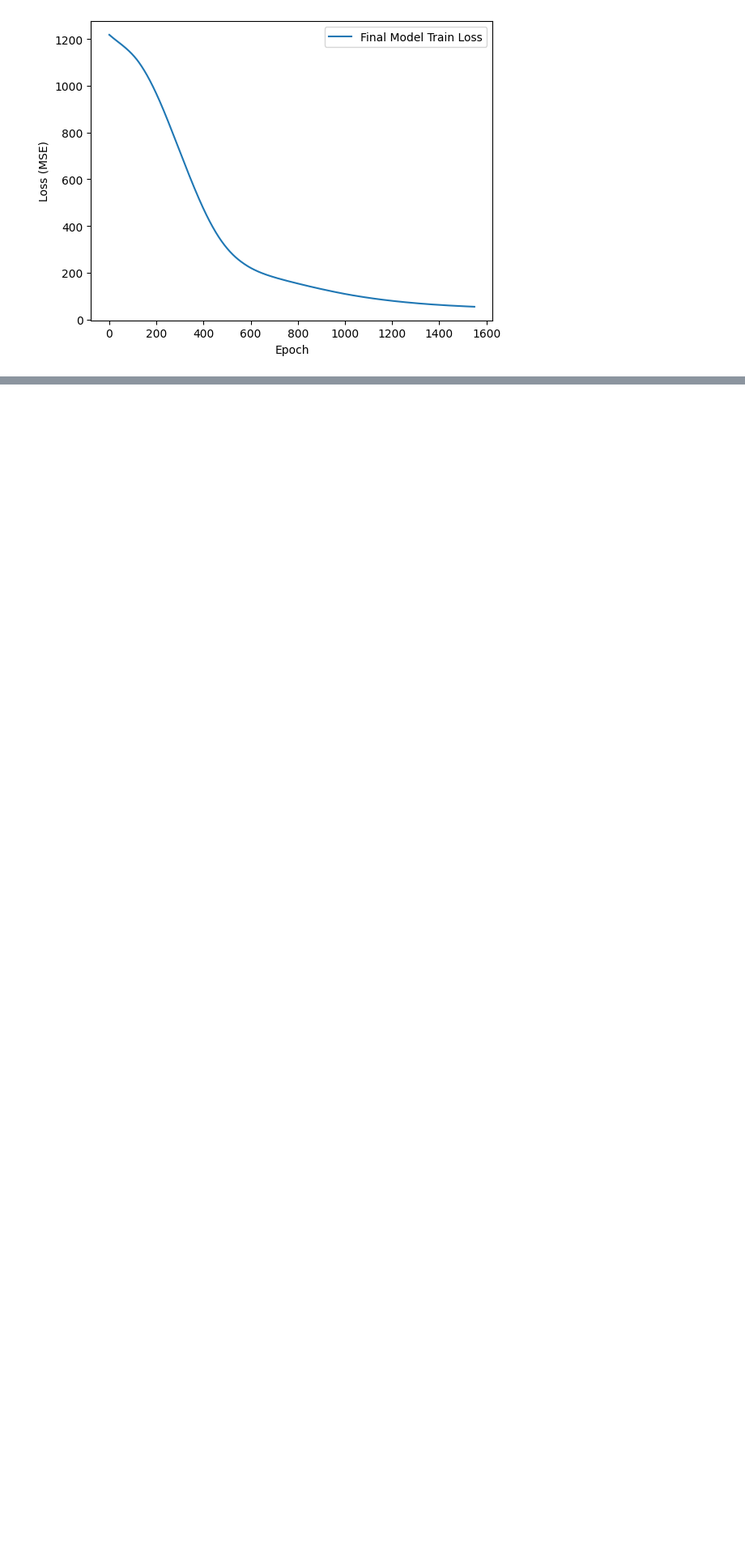
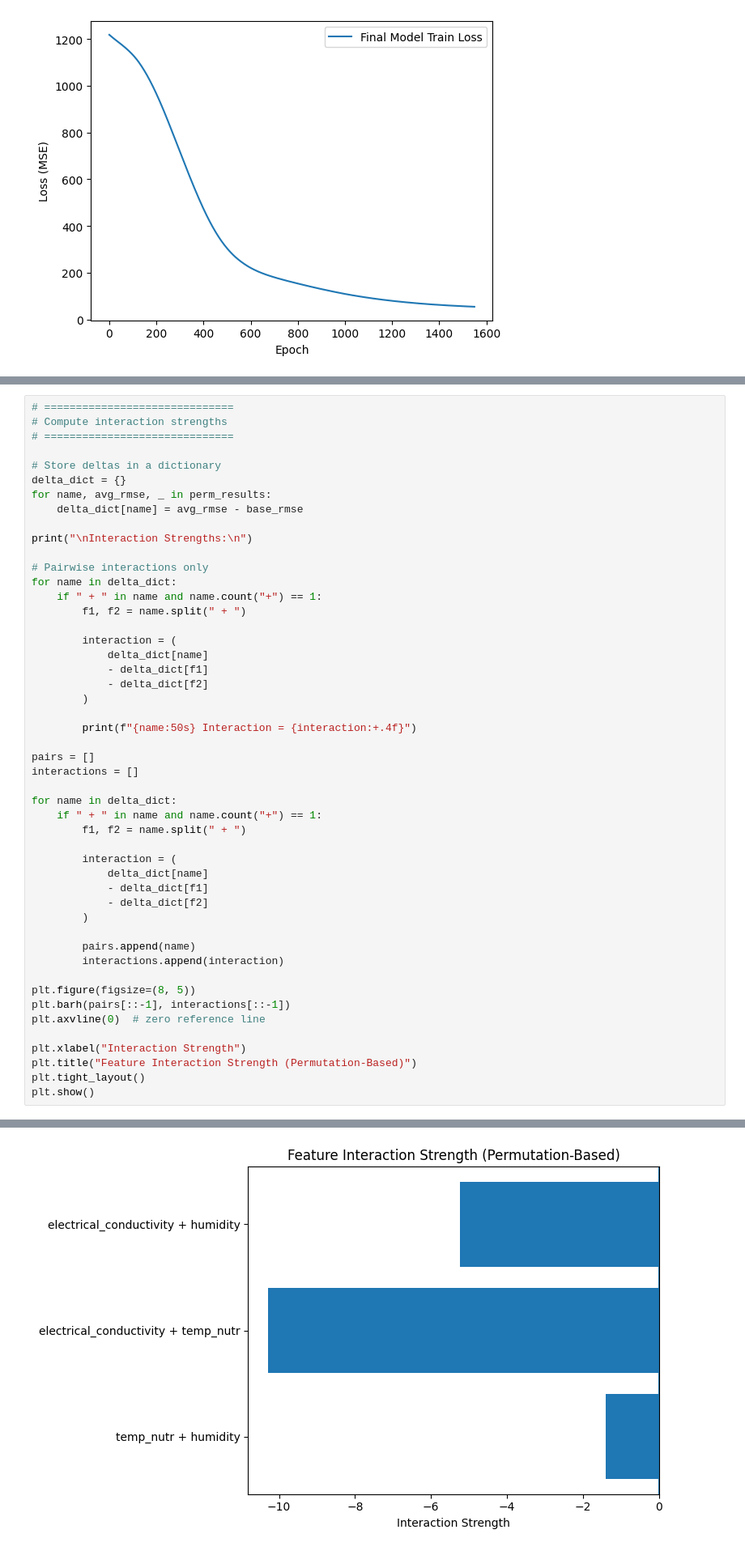
Before and after one commit to GerardoG2/plant-health-status, a Jupyter notebook: Notebooks/NeuralNetwork_tboth.ipynb, the cells around one changed output, grey strips where cells are left out. Shown at 81% size. Drawn from its saved outputs; the diff is of its cells as text; blank space fills up the shorter version.

```diff
--- a/Notebooks/NeuralNetwork_tboth.ipynb
+++ b/Notebooks/NeuralNetwork_tboth.ipynb
@@ -762,0 +1228,50 @@ carbon_dioxide             RMSE=7.8046  (Δ=+0.2322,  sd=0.1485)
+# %%
+# ==============================
+# Compute interaction strengths
+# ==============================
+
+# Store deltas in a dictionary
+delta_dict = {}
+for name, avg_rmse, _ in perm_results:
+    delta_dict[name] = avg_rmse - base_rmse
+
+print("\nInteraction Strengths:\n")
+
+# Pairwise interactions only
+for name in delta_dict:
+    if " + " in name and name.count("+") == 1:
+        f1, f2 = name.split(" + ")
+
+        interaction = (
+            delta_dict[name]
+            - delta_dict[f1]
+            - delta_dict[f2]
+        )
+
+        print(f"{name:50s} Interaction = {interaction:+.4f}")
+
+pairs = []
+interactions = []
+
+for name in delta_dict:
+    if " + " in name and name.count("+") == 1:
+        f1, f2 = name.split(" + ")
+
+        interaction = (
+            delta_dict[name]
+            - delta_dict[f1]
+            - delta_dict[f2]
+        )
+
+        pairs.append(name)
+        interactions.append(interaction)
+
+plt.figure(figsize=(8, 5))
+plt.barh(pairs[::-1], interactions[::-1])
+plt.axvline(0)  # zero reference line
+
+plt.xlabel("Interaction Strength")
+plt.title("Feature Interaction Strength (Permutation-Based)")
+plt.tight_layout()
+plt.show()
+# %% [output]
@@ -763,3 +1283,4 @@ carbon_dioxide             RMSE=7.8046  (Δ=+0.2322,  sd=0.1485)
+[figure, added]
 # %% [markdown]
 ## Partial Dependence Plots
 # %%
```
Also changed, not shown: parts of 31 cells of this notebook, 37 other files.
